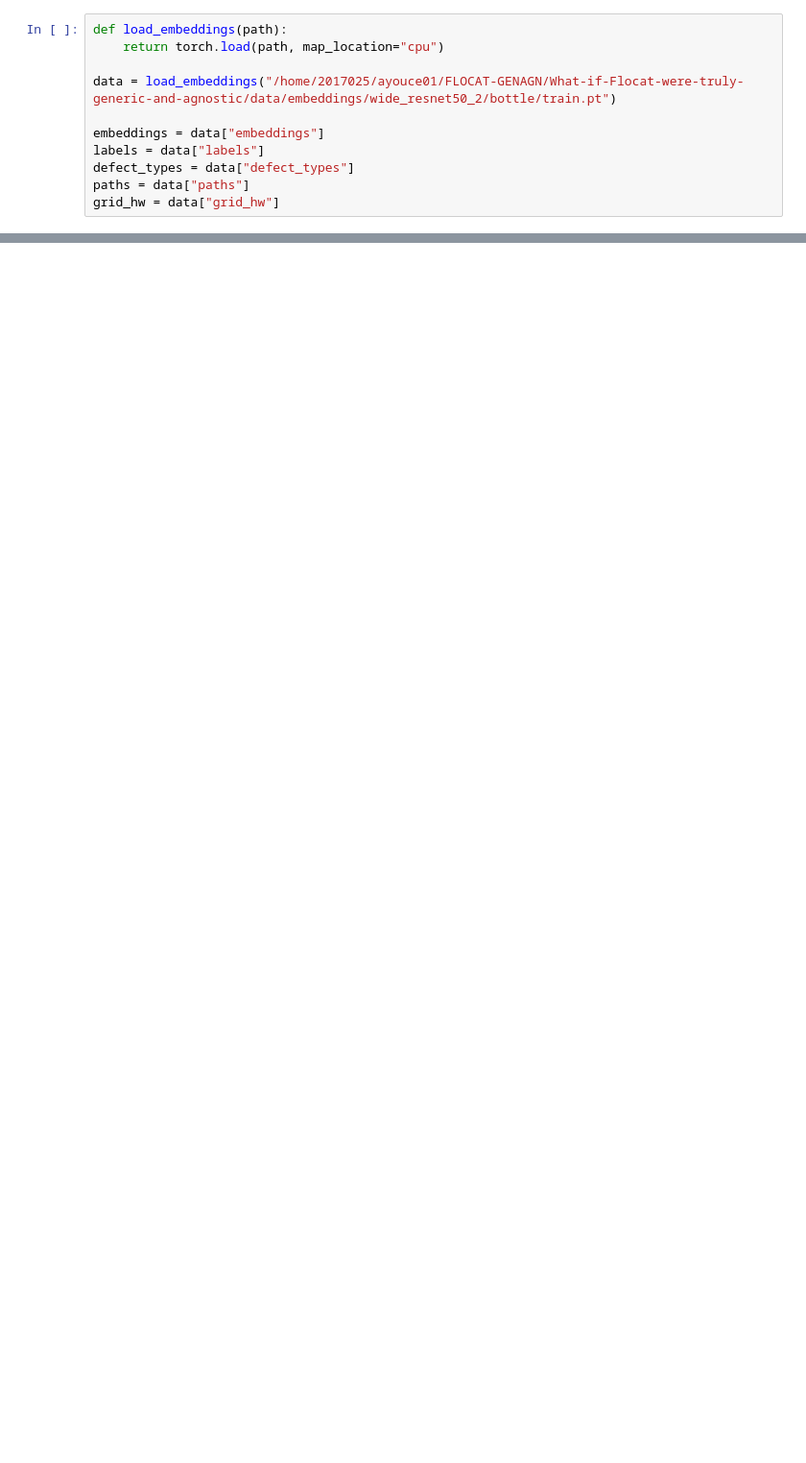
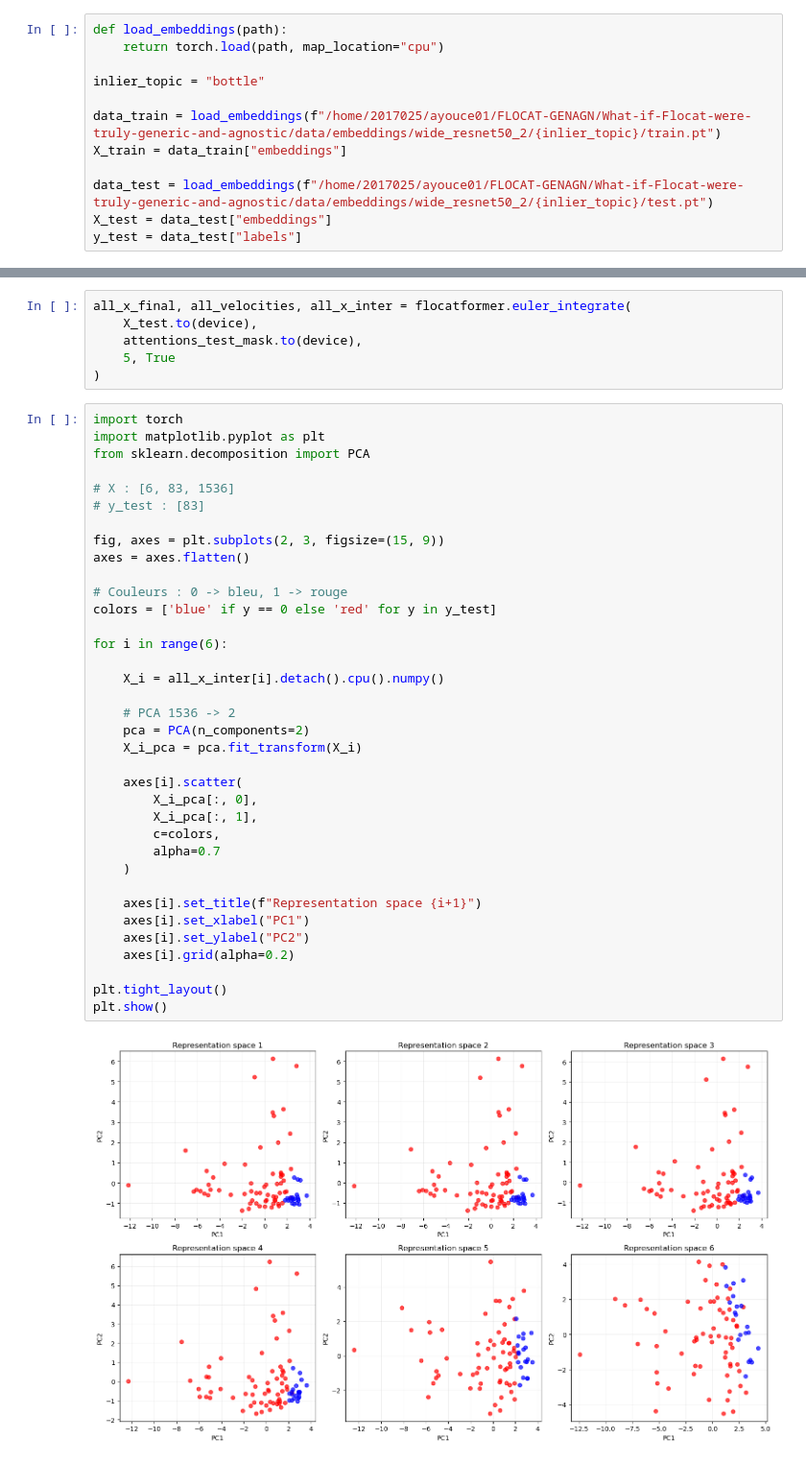
Before and after one commit to AmineYK/What-if-Flocat-were-truly-generic-and-agnostic, a Jupyter notebook: exploration.ipynb, the cells around one changed output, grey strips where cells are left out. Shown at 96% size. Saved outputs shown, nothing was run; the diff lists cells and outputs as text; blank space fills up the shorter version.

Commit message:
continue exploring images with flocat model

```diff
--- a/exploration.ipynb
+++ b/exploration.ipynb
@@ -203,10 +17,11 @@ tensor([1, 1, 1, 1, 1, 1, 1, 1, 1, 1, 1, 1, 1, 1, 1, 1])
 def load_embeddings(path):
     return torch.load(path, map_location="cpu")
 
-data = load_embeddings("/home/2017025/ayouce01/FLOCAT-GENAGN/What-if-Flocat-were-truly-generic-and-agnostic/data/embeddings/wide_resnet50_2/bottle/train.pt")
+inlier_topic = "bottle"
 
-embeddings = data["embeddings"]
-labels = data["labels"]
-defect_types = data["defect_types"]
-paths = data["paths"]
-grid_hw = data["grid_hw"]
+data_train = load_embeddings(f"/home/2017025/ayouce01/FLOCAT-GENAGN/What-if-Flocat-were-truly-generic-and-agnostic/data/embeddings/wide_resnet50_2/{inlier_topic}/train.pt")
+X_train = data_train["embeddings"]
+
+data_test = load_embeddings(f"/home/2017025/ayouce01/FLOCAT-GENAGN/What-if-Flocat-were-truly-generic-and-agnostic/data/embeddings/wide_resnet50_2/{inlier_topic}/test.pt")
+X_test = data_test["embeddings"]
+y_test = data_test["labels"]
@@ -220,0 +76,44 @@ grid_hw
+# %%
+all_x_final, all_velocities, all_x_inter = flocatformer.euler_integrate(
+    X_test.to(device),
+    attentions_test_mask.to(device),
+    5, True
+)
+# %%
+import torch
+import matplotlib.pyplot as plt
+from sklearn.decomposition import PCA
+
+# X : [6, 83, 1536]
+# y_test : [83]
+
+fig, axes = plt.subplots(2, 3, figsize=(15, 9))
+axes = axes.flatten()
+
+# Couleurs : 0 -> bleu, 1 -> rouge
+colors = ['blue' if y == 0 else 'red' for y in y_test]
+
+for i in range(6):
+
+    X_i = all_x_inter[i].detach().cpu().numpy()
+
+    # PCA 1536 -> 2
+    pca = PCA(n_components=2)
+    X_i_pca = pca.fit_transform(X_i)
+
+    axes[i].scatter(
+        X_i_pca[:, 0],
+        X_i_pca[:, 1],
+        c=colors,
+        alpha=0.7
+    )
+
+    axes[i].set_title(f"Representation space {i+1}")
+    axes[i].set_xlabel("PC1")
+    axes[i].set_ylabel("PC2")
+    axes[i].grid(alpha=0.2)
+
+plt.tight_layout()
+plt.show()
+# %% [output]
+[figure, added]
```
Also changed, not shown: parts of 10 cells of this notebook, 2 other files.
